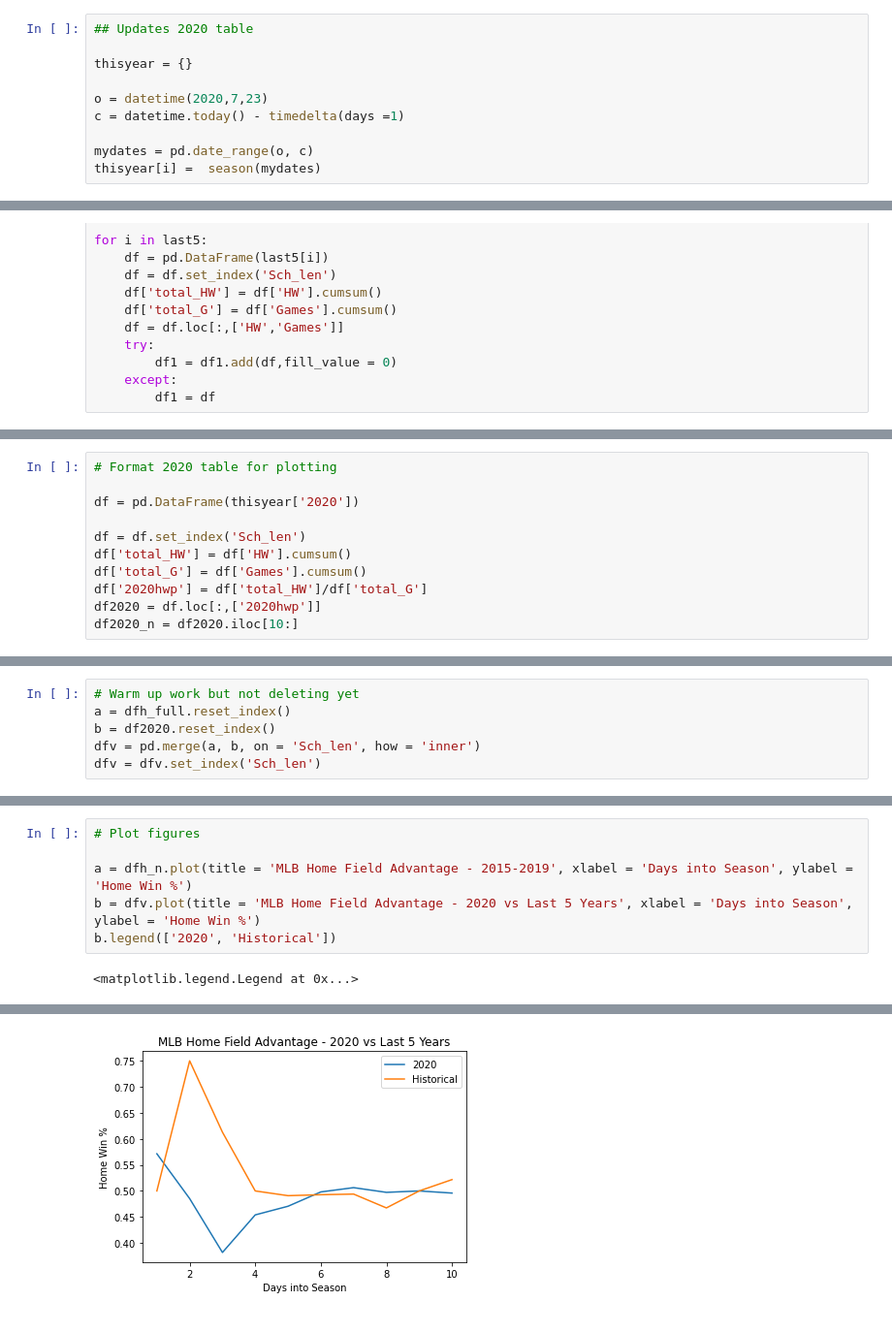
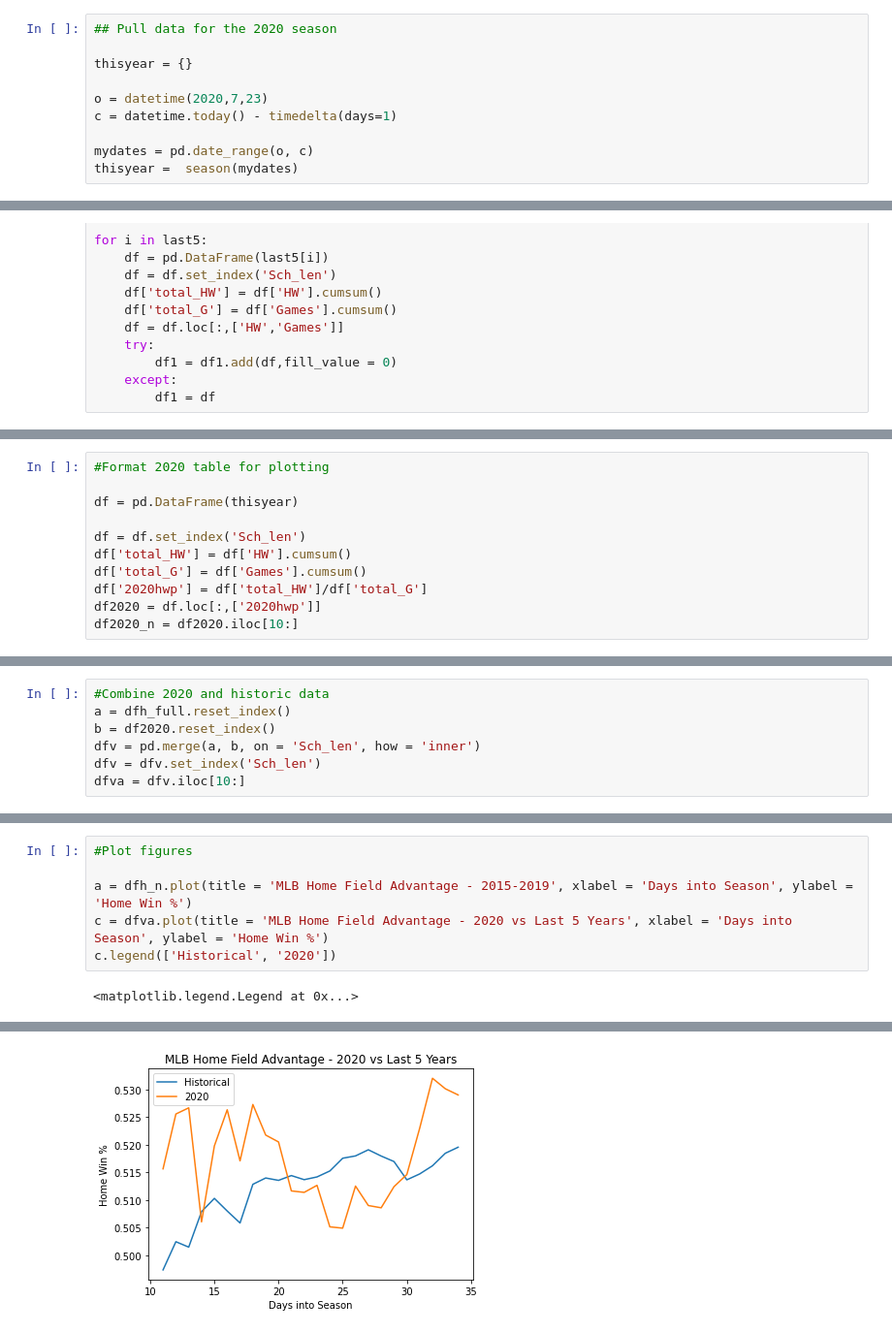
Before and after one commit to jvonfeldt/CovidBaseball, a Jupyter notebook: Data Prep.ipynb, the cells around one changed output, grey strips where cells are left out. Shown: that part at 97% size. Cells and saved outputs as stored; diff of their text form.

```diff
--- a/Data Prep.ipynb
+++ b/Data Prep.ipynb
@@ -98,13 +107,13 @@ for i in years:
     mydates = pd.date_range(o, c)
     alltables[i] =  season(mydates)
 # %%
-## Updates 2020 table
+## Pull data for the 2020 season
 
 thisyear = {}
 
 o = datetime(2020,7,23)
-c = datetime.today() - timedelta(days =1)
+c = datetime.today() - timedelta(days=1)
 
 mydates = pd.date_range(o, c)
-thisyear[i] =  season(mydates)
+thisyear =  season(mydates)
 # %%
@@ -165,7 +159,7 @@ Name: total_G, Length: 194, dtype: float64
 # %%
-# Format 2020 table for plotting
+#Format 2020 table for plotting
 
-df = pd.DataFrame(thisyear['2020'])
+df = pd.DataFrame(thisyear)
 
 df = df.set_index('Sch_len')
 df['total_HW'] = df['HW'].cumsum()
@@ -189,6 +170,7 @@ Name: total_G, dtype: int64
 # %%
-# Warm up work but not deleting yet
+#Combine 2020 and historic data
 a = dfh_full.reset_index()
 b = df2020.reset_index()
 dfv = pd.merge(a, b, on = 'Sch_len', how = 'inner')
 dfv = dfv.set_index('Sch_len')
+dfva = dfv.iloc[10:]
@@ -198,10 +177,10 @@ dfv = dfv.set_index('Sch_len')
 # %%
-# Plot figures
+#Plot figures
 
 a = dfh_n.plot(title = 'MLB Home Field Advantage - 2015-2019', xlabel = 'Days into Season', ylabel = 'Home Win %')
-b = dfv.plot(title = 'MLB Home Field Advantage - 2020 vs Last 5 Years', xlabel = 'Days into Season', ylabel = 'Home Win %')
-b.legend(['2020', 'Historical'])
+c = dfva.plot(title = 'MLB Home Field Advantage - 2020 vs Last 5 Years', xlabel = 'Days into Season', ylabel = 'Home Win %')
+c.legend(['Historical', '2020'])
 # %% [output]
 <matplotlib.legend.Legend at 0x...>
 [figure]
-[figure, old version]
+[figure, new version]
```
Also changed, not shown: parts of 9 cells of this notebook, 1 other file.
